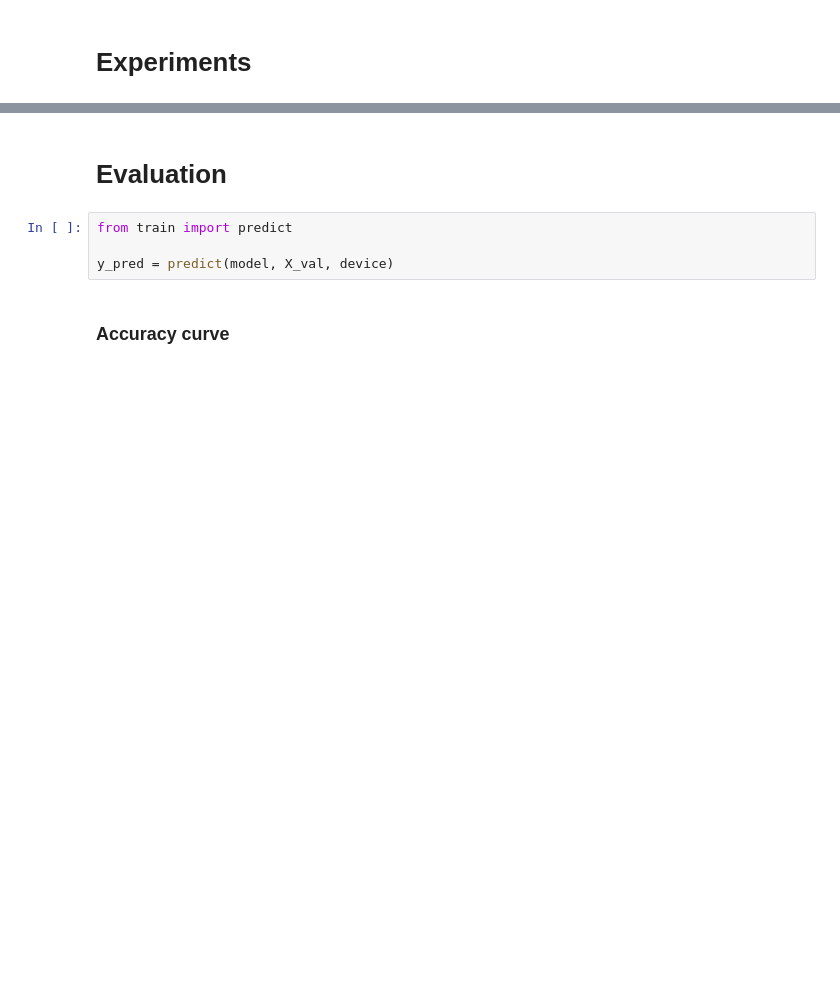
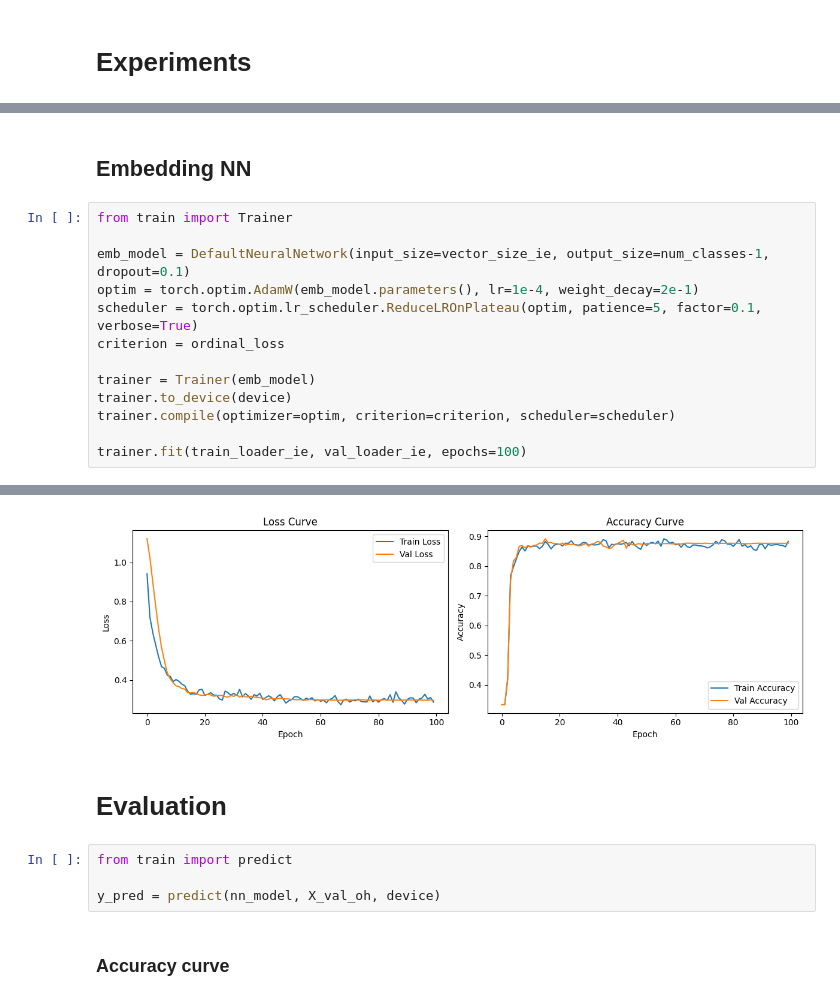
Before and after one commit to gamemeine/ssne, a Jupyter notebook: ex3/main.ipynb, the cells around one changed output, grey strips where cells are left out. Cells and saved outputs as stored; diff of their text form; blank space fills up the shorter version.

```diff
--- a/ex3/main.ipynb
+++ b/ex3/main.ipynb
@@ -219,0 +333,16 @@ Epoch 150/150 - Train Loss: 0.31 - Val Loss: 0.32 - Val Acc: 0.8521 - LR: 1.5625
+# %% [markdown]
+## Embedding NN
+# %%
+from train import Trainer
+
+emb_model = DefaultNeuralNetwork(input_size=vector_size_ie, output_size=num_classes-1, dropout=0.1)
+optim = torch.optim.AdamW(emb_model.parameters(), lr=1e-4, weight_decay=2e-1)
+scheduler = torch.optim.lr_scheduler.ReduceLROnPlateau(optim, patience=5, factor=0.1, verbose=True)
+criterion = ordinal_loss
+
+trainer = Trainer(emb_model)
+trainer.to_device(device)
+trainer.compile(optimizer=optim, criterion=criterion, scheduler=scheduler)
+
+trainer.fit(train_loader_ie, val_loader_ie, epochs=100)
+# %% [output]
@@ -220,9 +366,10 @@ Epoch 150/150 - Train Loss: 0.31 - Val Loss: 0.32 - Val Acc: 0.8521 - LR: 1.5625
+[figure, added]
 # %% [markdown]
 # Evaluation
 # %%
 from train import predict
 
-y_pred = predict(model, X_val, device)
+y_pred = predict(nn_model, X_val_oh, device)
 # %% [markdown]
 ### Accuracy curve
 # %%
```
Also changed, not shown: parts of 20 cells of this notebook, 4 other files.
